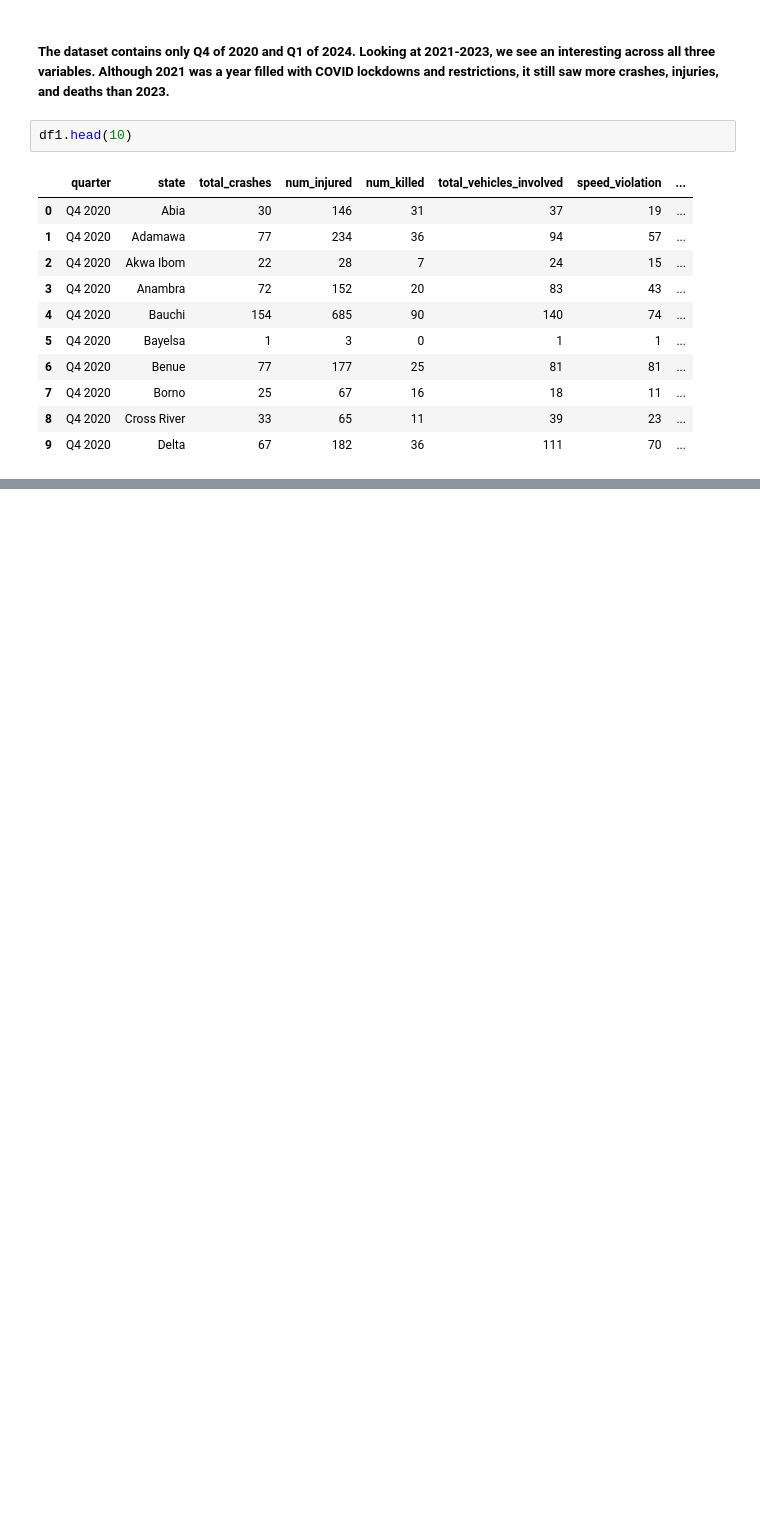
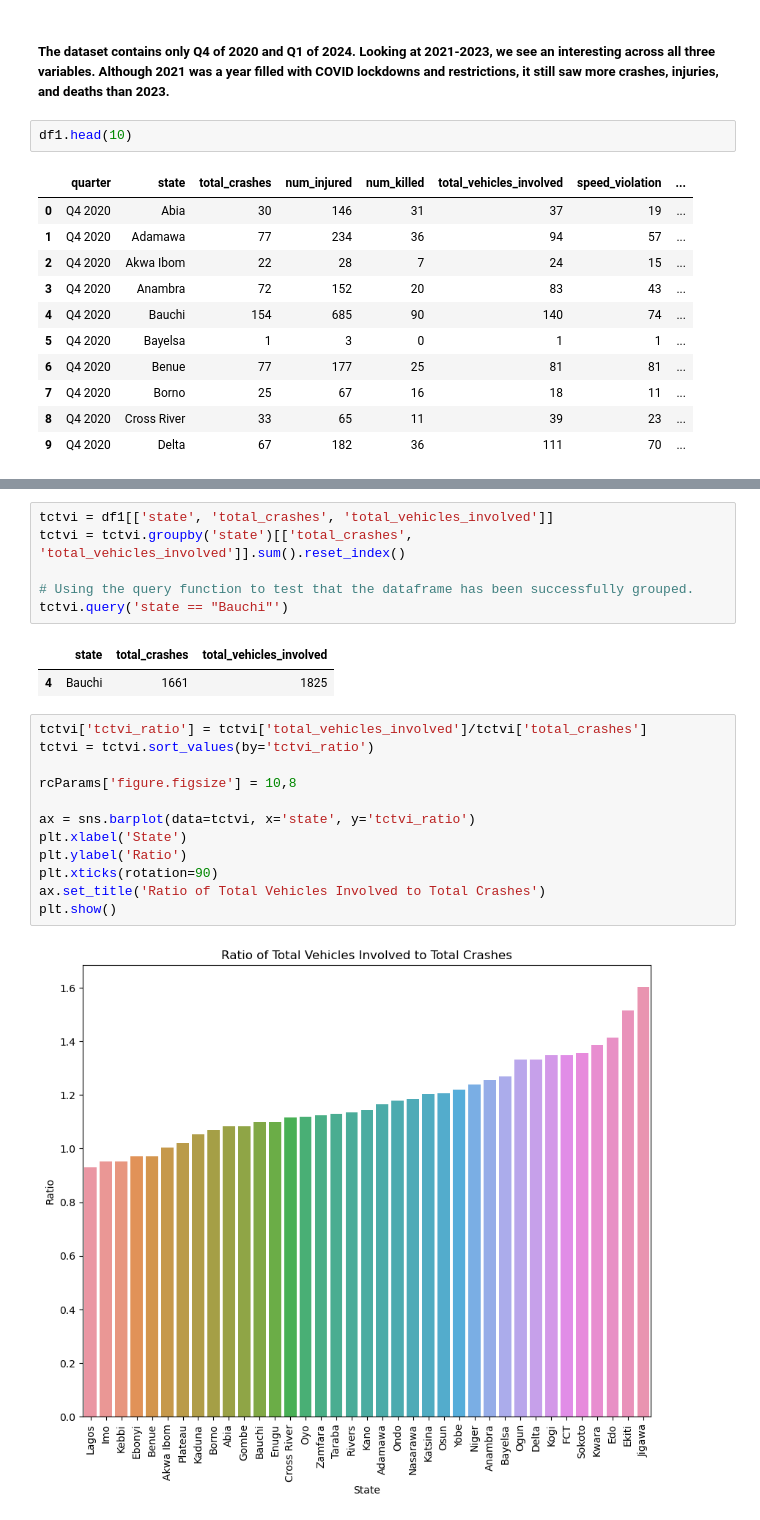
Before and after one commit to labibalam564/Python-Projects, a Jupyter notebook: Traffic-Accidents/Traffic Accident Analysis.ipynb, the cells around one changed output, grey strips where cells are left out. Drawn from its saved outputs; the diff is of its cells as text; blank space fills up the shorter version.

```diff
--- a/Traffic-Accidents/Traffic Accident Analysis.ipynb
+++ b/Traffic-Accidents/Traffic Accident Analysis.ipynb
@@ -227,0 +269,23 @@ df1.head(10)
+# %%
+tctvi = df1[['state', 'total_crashes', 'total_vehicles_involved']]
+tctvi = tctvi.groupby('state')[['total_crashes', 'total_vehicles_involved']].sum().reset_index()
+
+# Using the query function to test that the dataframe has been successfully grouped.
+tctvi.query('state == "Bauchi"')
+# %% [output]
+|  | state | total_crashes | total_vehicles_involved |
+| 4 | Bauchi | 1661 | 1825 |
+# %%
+tctvi['tctvi_ratio'] = tctvi['total_vehicles_involved']/tctvi['total_crashes']
+tctvi = tctvi.sort_values(by='tctvi_ratio')
+
+rcParams['figure.figsize'] = 10,8
+
+ax = sns.barplot(data=tctvi, x='state', y='tctvi_ratio')
+plt.xlabel('State')
+plt.ylabel('Ratio')
+plt.xticks(rotation=90)
+ax.set_title('Ratio of Total Vehicles Involved to Total Crashes')
+plt.show()
+# %% [output]
+[figure, added]
```
Also changed, not shown: parts of 11 cells of this notebook.
